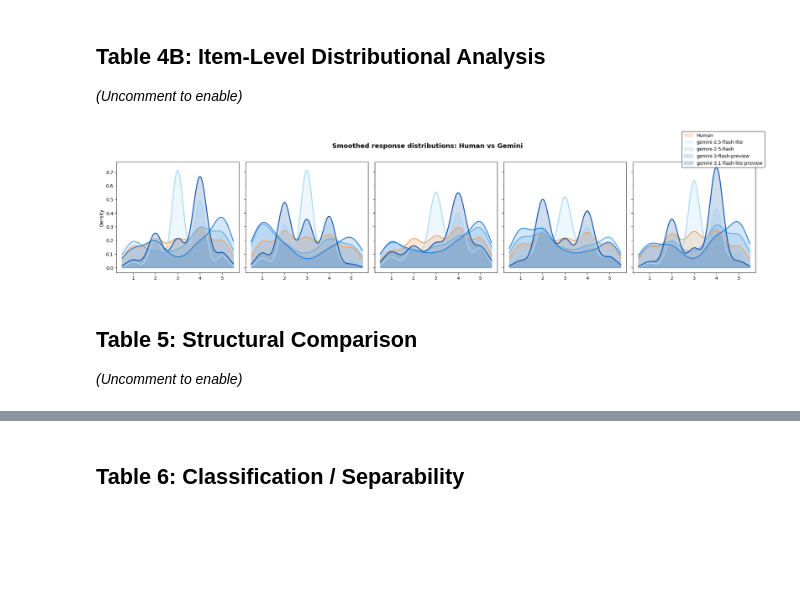
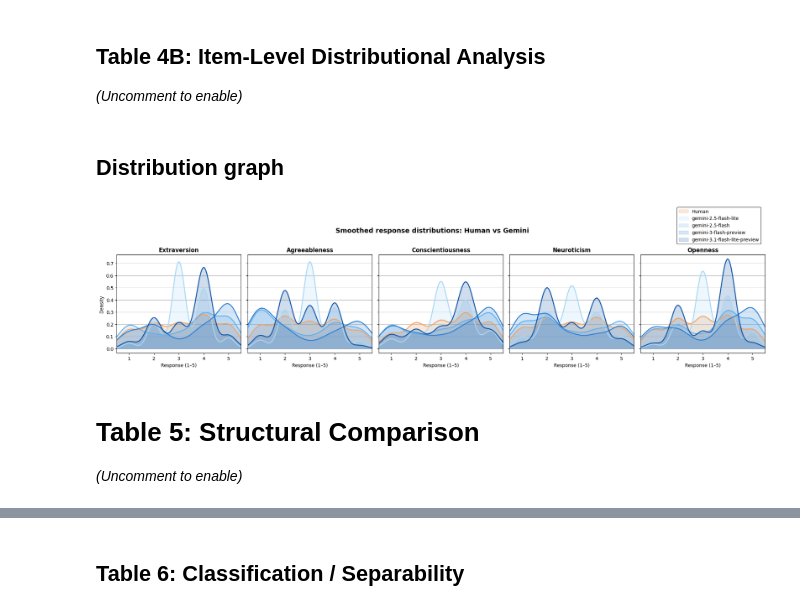
Before and after one commit to arshchowdhry1998/Human-and-LLM-distribution-, a Jupyter notebook: big_five_comparison_analysis.ipynb, the cells around one changed output, grey strips where cells are left out. Cells and saved outputs as stored; diff of their text form; code cells hidden in the pictures; blank space fills up the shorter version.

Commit message:
table 5 and 6

```diff
--- a/big_five_comparison_analysis.ipynb
+++ b/big_five_comparison_analysis.ipynb
@@ -685,3 +685,34 @@ df_table4.head(20)
 | 17 | Openness | gemini-2.5-flash | 0.781613 | 0.141758 | 474.574884 | item_25 |
 | 18 | Openness | gemini-3-flash-preview | 1.119200 | 0.219050 | 893.649720 | item_35 |
 | 19 | Openness | gemini-3.1-flash-lite-preview | 0.872798 | 0.250689 | 889.970708 | item_35 |
+# %%
+col_llms = [
+    (MODEL_LABELS[llm], stat)
+    for llm in llm_list
+    for stat in ['Wasserstein', 'JS div.', 'Chi-sq']
+]
+columns = pd.MultiIndex.from_tuples(col_llms)
+
+table_data = {}
+
+for trait in traits:
+    sub = df_table4[df_table4['Trait'] == trait]
+    row = {}
+
+    for llm in llm_list:
+        r   = sub[sub['Model'] == llm].iloc[0]
+        lbl = MODEL_LABELS[llm]
+        row[(lbl, 'Wasserstein')] = f"{r['Avg_Wasserstein']:.3f}"
+        row[(lbl, 'JS div.')]     = f"{r['Avg_JS_divergence']:.3f}"
+        row[(lbl, 'Chi-sq')]      = f"{r['Avg_Chi_sq']:.2f}"
+
+    table_data[trait] = row
+
+table4_df = (
+    pd.DataFrame(table_data)
+      .T
+      .rename_axis('Trait')
+      .reindex(columns=columns)
+)
+table4_df.to_csv(output_dir / 'table4_distributional_similarity.csv')
+table4_df
@@ -767,6 +807,8 @@ def item_distributional_analysis(df: pd.DataFrame,
             'Chi_Square': chi2
         })
     return pd.DataFrame(results)
+# %% [markdown]
+## Distribution graph
 # %%
 from scipy.stats import gaussian_kde
 
@@ -783,37 +825,43 @@ for ax, trait in zip(axes, traits):
 
     ax.fill_between(x_grid, h_kde, color=COLORS['Human'], alpha=0.25, label='Human')
     ax.plot(x_grid, h_kde, color=COLORS['Human'], linewidth=2)
 
     for llm in llm_list:
         llm_df = df_all[df_all['source'] == llm]
 
         l_vals = pd.to_numeric(llm_df[cols].values.ravel(), errors='coerce')
         l_vals = l_vals[~np.isnan(l_vals)]
         l_kde = gaussian_kde(l_vals, bw_method=0.3)(x_grid)
 
         ax.fill_between(x_grid, l_kde, color=COLORS[llm], alpha=0.20, label=llm)
         ax.plot(x_grid, l_kde, color=COLORS[llm], linewidth=2)
 
+    ax.set_title(trait, fontsize=12, fontweight='bold')
+    ax.set_xlim(0.5, 5.5)
+    ax.set_xticks([1, 2, 3, 4, 5])
+    ax.set_xlabel('Response (1–5)')
+    ax.grid(axis='y', alpha=0.3)
+    ax.set_axisbelow(True)
+
 axes[0].set_ylabel('Density')
 
 handles, labels = axes[-1].get_legend_handles_labels()
-# Deduplicate legend entries (each label appears once per trait panel)
 seen = {}
 for h, l in zip(handles, labels):
     if l not in seen:
         seen[l] = h
 fig.legend(seen.values(), seen.keys(),
-           loc='upper right', bbox_to_anchor=(1.01, 1.12),
+           loc='upper right', bbox_to_anchor=(0.99, 1.18),
            fontsize=10, framealpha=0.8)
 
 fig.suptitle('Smoothed response distributions: Human vs Gemini',
              fontsize=14, fontweight='bold', y=1.02)
 plt.tight_layout()
 plt.savefig(output_dir / 'distributions_kde_gemini.png', dpi=300, bbox_inches='tight')
 plt.show()
 # %% [output]
-[figure, old version]
+[figure, new version]
 # %% [markdown]
-## Table 5: Structural Comparison
+# Table 5: Structural Comparison
 
 *(Uncomment to enable)*
```
Also changed, not shown: parts of 3 cells of this notebook, 3 other files.
